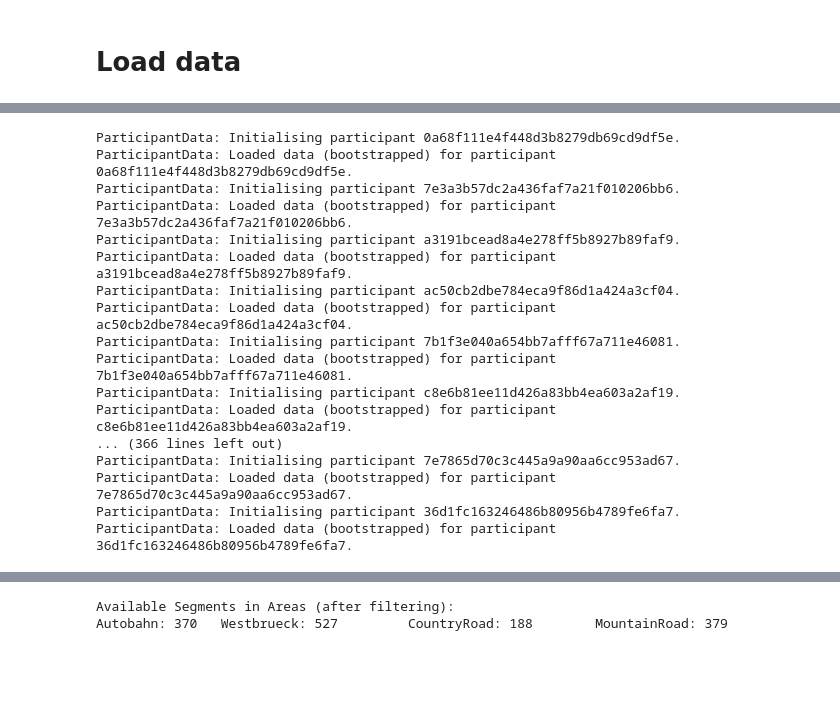
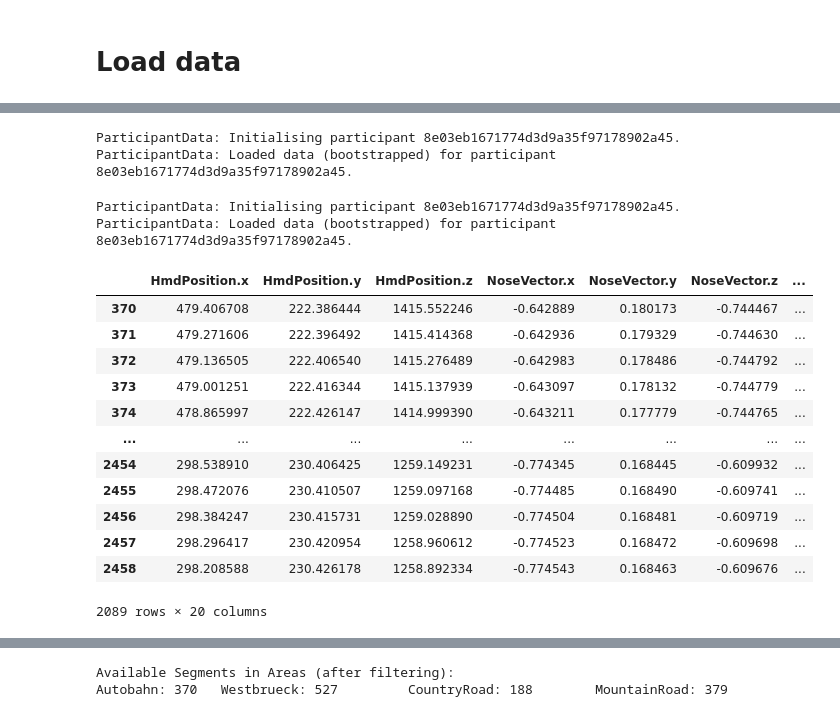
Before and after one commit to StefB4/Head2Eye, a Jupyter notebook: Data Preparation.ipynb, the cells around one changed output, grey strips where cells are left out. Saved outputs shown, nothing was run; the diff lists cells and outputs as text; code cells hidden in the pictures; blank space fills up the shorter version.

```diff
--- a/Data Preparation.ipynb
+++ b/Data Preparation.ipynb
@@ -100,6 +102,7 @@ exclude_participant_ids = [
 
     #####
 
+    # These seem to later be causing nans, mostly likely due to interpolation of clusters
     "81957954cd71450cacc5fd738dd9ebd2" # done, but has 3 segments where all values are 0
     #"7e3a3b57dc2a436faf7a21f010206bb6" # done, but has 1 segment where all values are 0
     "4a10fec1583843e5b1c82fb74fa7c775" # done, but has 7 segments where all values are 0
@@ -109,13 +112,13 @@ exclude_participant_ids = [
     "8e03eb1671774d3d9a35f97178902a45" # done, but has 7 segments where all values are 0
 
 ]
+
+exclude_participant_ids = []
 # %%
 verbose = False
 
-final_data_path = "/Volumes/LaCie/aMessdaten/LoopAR/Final_Filtered_Data/"
-
-participant_bootstrap_path = "/Volumes/LaCie/aMessdaten/LoopAR/Bootstrapped_Participants/"
-#participant_bootstrap_path = "./bootstrapped_participant_data/"
+#participant_bootstrap_path = "/Volumes/LaCie/aMessdaten/LoopAR/Bootstrapped_Participants/"
+participant_bootstrap_path = "./bootstrapped_participant_data/"
 keep_participants_in_memory = False
 
 
@@ -124,10 +127,10 @@ input_paths = ["/Volumes/LaCie/aMessdaten/LoopAR/Data_from_store/LoopAR Data/Wes
 calib_paths = ["/Volumes/LaCie/aMessdaten/LoopAR/Data_from_store/LoopAR Data/WestdriveLoopARData_left_complete/ParticipantCalibrationData/","/Volumes/LaCie/aMessdaten/LoopAR/Data_from_store/LoopAR Data/WestdriveLoopARData_right_complete/ParticipantCalibrationData/"]
 scene_paths = ["/Volumes/LaCie/aMessdaten/LoopAR/Data_from_store/LoopAR Data/WestdriveLoopARData_left_complete/SceneData/","/Volumes/LaCie/aMessdaten/LoopAR/Data_from_store/LoopAR Data/WestdriveLoopARData_right_complete/SceneData/"]
 
-#eyes_paths  = ["./data2/EyeTracking/"]
-#input_paths = ["./data2/Input/"]
-#calib_paths = ["./data2/ParticipantCalibrationData/"]
-#scene_paths = ["./data2/SceneData/"]
+eyes_paths  = ["./data2/EyeTracking/"]
+input_paths = ["./data2/Input/"]
+calib_paths = ["./data2/ParticipantCalibrationData/"]
+scene_paths = ["./data2/SceneData/"]
 
 
 measurement_full = MeasurementData(eyes_paths,input_paths,calib_paths,scene_paths,participant_bootstrap_path,exclude_participant_ids,keep_participants_in_memory,verbose)
@@ -160,4 +148,4 @@ Available Participants: 191
 # %%
-#measurement_full.apply_reference_data(REFERENCE_DATA_ALL_EVENTS_FAILED)
+measurement_full.apply_reference_data(REFERENCE_DATA_ALL_EVENTS_FAILED)
 # %% [output]
 MeasurementData: Applying reference data to all participants individually...
@@ -256,20 +164,26 @@ EyeOutlierRemovalZeroValues: WARNING. Cluster spans entire segment.
 #measurement1.measurement_data['0bc17d704fec4a9eb892d905fc2e5da9']["data"].golden_segment_data_vanilla
 full_filtered_data = measurement_full.get_data(use_vanilla=False, filter_data=True,filter_by_corr_coeff_dict = CORRELATION_DICT, corr_coeff_threshold=0.95)
 # %% [output]
-ParticipantData: Initialising participant 0a68f111e4f448d3b8279db69cd9df5e.
-ParticipantData: Loaded data (bootstrapped) for participant 0a68f111e4f448d3b8279db69cd9df5e.
-ParticipantData: Initialising participant 7e3a3b57dc2a436faf7a21f010206bb6.
-ParticipantData: Loaded data (bootstrapped) for participant 7e3a3b57dc2a436faf7a21f010206bb6.
-ParticipantData: Initialising participant a3191bcead8a4e278ff5b8927b89faf9.
-ParticipantData: Loaded data (bootstrapped) for participant a3191bcead8a4e278ff5b8927b89faf9.
-ParticipantData: Initialising participant ac50cb2dbe784eca9f86d1a424a3cf04.
-ParticipantData: Loaded data (bootstrapped) for participant ac50cb2dbe784eca9f86d1a424a3cf04.
-ParticipantData: Initialising participant 7b1f3e040a654bb7afff67a711e46081.
-ParticipantData: Loaded data (bootstrapped) for participant 7b1f3e040a654bb7afff67a711e46081.
-ParticipantData: Initialising participant c8e6b81ee11d426a83bb4ea603a2af19.
-ParticipantData: Loaded data (bootstrapped) for participant c8e6b81ee11d426a83bb4ea603a2af19.
-... (366 lines left out)
-ParticipantData: Initialising participant 7e7865d70c3c445a9a90aa6cc953ad67.
-ParticipantData: Loaded data (bootstrapped) for participant 7e7865d70c3c445a9a90aa6cc953ad67.
-ParticipantData: Initialising participant 36d1fc163246486b80956b4789fe6fa7.
-ParticipantData: Loaded data (bootstrapped) for participant 36d1fc163246486b80956b4789fe6fa7.
+ParticipantData: Initialising participant 8e03eb1671774d3d9a35f97178902a45.
+ParticipantData: Loaded data (bootstrapped) for participant 8e03eb1671774d3d9a35f97178902a45.
+# %%
+full_vanilla_data = measurement_full.get_data(use_vanilla=True, filter_data=False)
+# %% [output]
+ParticipantData: Initialising participant 8e03eb1671774d3d9a35f97178902a45.
+ParticipantData: Loaded data (bootstrapped) for participant 8e03eb1671774d3d9a35f97178902a45.
+# %%
+full_vanilla_data['8e03eb1671774d3d9a35f97178902a45']["Westbrueck"][0].query("resampled_timestamp >= 3.70")
+# %% [output]
+|  | HmdPosition.x | HmdPosition.y | HmdPosition.z | NoseVector.x | NoseVector.y | NoseVector.z | ... |
+| 370 | 479.406708 | 222.386444 | 1415.552246 | -0.642889 | 0.180173 | -0.744467 | ... |
+| 371 | 479.271606 | 222.396492 | 1415.414368 | -0.642936 | 0.179329 | -0.744630 | ... |
+| 372 | 479.136505 | 222.406540 | 1415.276489 | -0.642983 | 0.178486 | -0.744792 | ... |
+| 373 | 479.001251 | 222.416344 | 1415.137939 | -0.643097 | 0.178132 | -0.744779 | ... |
+| 374 | 478.865997 | 222.426147 | 1414.999390 | -0.643211 | 0.177779 | -0.744765 | ... |
+| ... | ... | ... | ... | ... | ... | ... | ... |
+| 2454 | 298.538910 | 230.406425 | 1259.149231 | -0.774345 | 0.168445 | -0.609932 | ... |
+| 2455 | 298.472076 | 230.410507 | 1259.097168 | -0.774485 | 0.168490 | -0.609741 | ... |
+| 2456 | 298.384247 | 230.415731 | 1259.028890 | -0.774504 | 0.168481 | -0.609719 | ... |
+| 2457 | 298.296417 | 230.420954 | 1258.960612 | -0.774523 | 0.168472 | -0.609698 | ... |
+| 2458 | 298.208588 | 230.426178 | 1258.892334 | -0.774543 | 0.168463 | -0.609676 | ... |
+2089 rows × 20 columns
```
Also changed, not shown: parts of 7 cells of this notebook, 4 other files.
